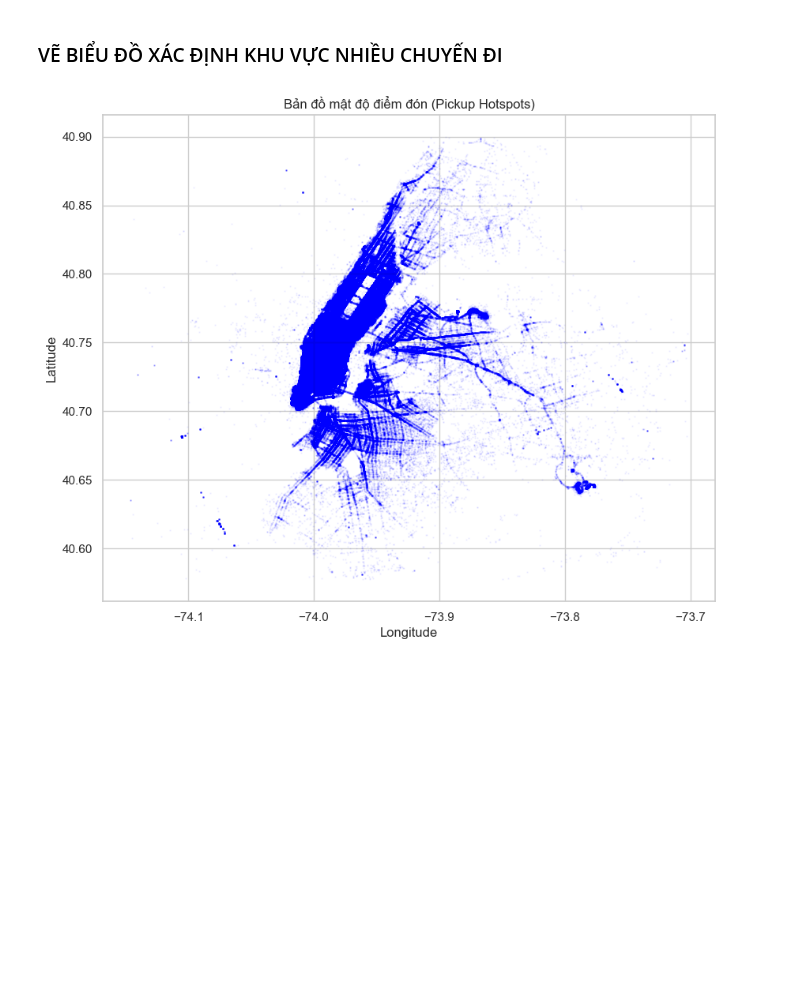
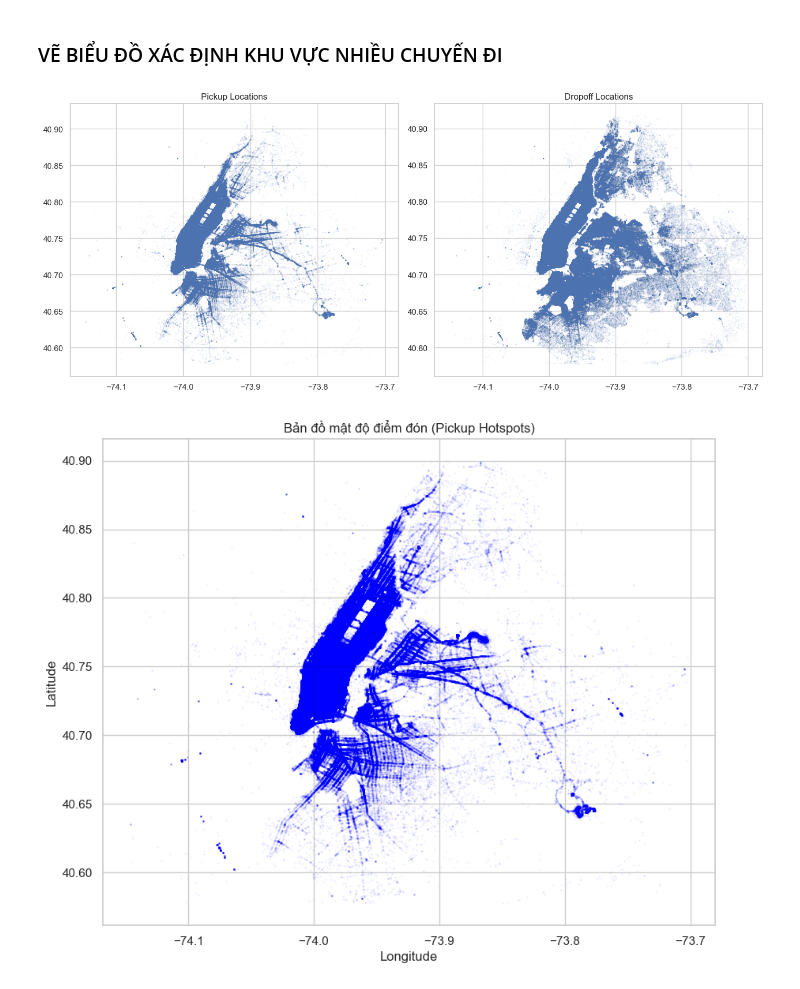
Before and after one commit to MinhNguyen-leo/Data_Mining_projects, a Jupyter notebook: data_mining/src/EDA.ipynb, the cells around one changed output. Saved outputs shown, nothing was run; the diff lists cells and outputs as text; code cells hidden in the pictures; blank space fills up the shorter version.

```diff
--- a/data_mining/src/EDA.ipynb
+++ b/data_mining/src/EDA.ipynb
@@ -181,6 +230,33 @@ Passing `palette` without assigning `hue` is deprecated and will be removed in v
 -  Nhìn vào biểu đồ ta có thể thấy vào thứ 2 nhịp độ chuyến di tương đối ít do mọi người cần thêm thời gian sau kì nghỉ cuối tuần. Tuy nhiên số lượng chuyến xe tăng mạnh từ thứ 3 đến thứ 5. Trong đó thứ 5 số lượng đạt đỉnh điểm với tăng vọt so với đầu tuần. Số lượng chuyến xe giảm ở thứ 6 đo nhiều người muốn kết thúc công việc sớm. Vào 2 ngày cuối tuần là lúc số lượng chuyến xe thưa thớt hơn do người dân ưu tiên nghỉ ngơi tại nhà trước khi bắt đầu chu kì mới
 # %% [markdown]
 ### VẼ BIỂU ĐỒ XÁC ĐỊNH KHU VỰC NHIỀU CHUYẾN ĐI
+# %%
+fig, ax = plt.subplots(1, 2, figsize=(14,6))
+
+# Pickup
+ax[0].scatter(
+    df_taxi['pickup_longitude'],
+    df_taxi['pickup_latitude'],
+    s=0.5,
+    alpha=0.05
+)
+
+ax[0].set_title('Pickup Locations')
+
+# Dropoff
+ax[1].scatter(
+    df_taxi['dropoff_longitude'],
+    df_taxi['dropoff_latitude'],
+    s=0.5,
+    alpha=0.05
+)
+
+ax[1].set_title('Dropoff Locations')
+
+plt.tight_layout()
+plt.show()
+# %% [output]
+[figure, added]
 # %%
 plt.figure(figsize=(10, 8))
 # Dung scatter voi alpha nho de thay cac diem day dac (hotspots)
```
Also changed, not shown: parts of 10 cells of this notebook, 7 other files.
